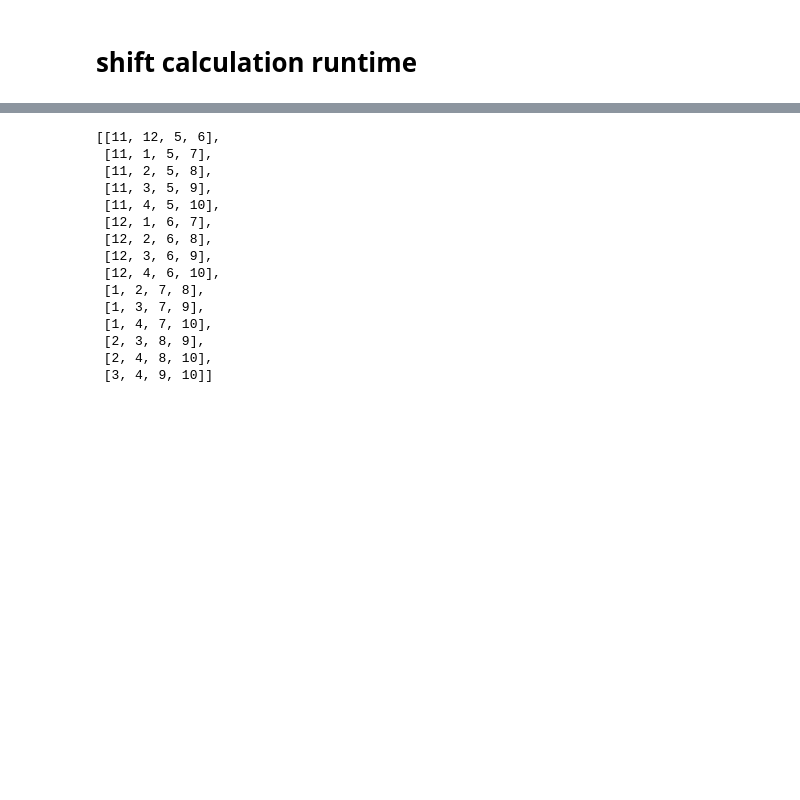
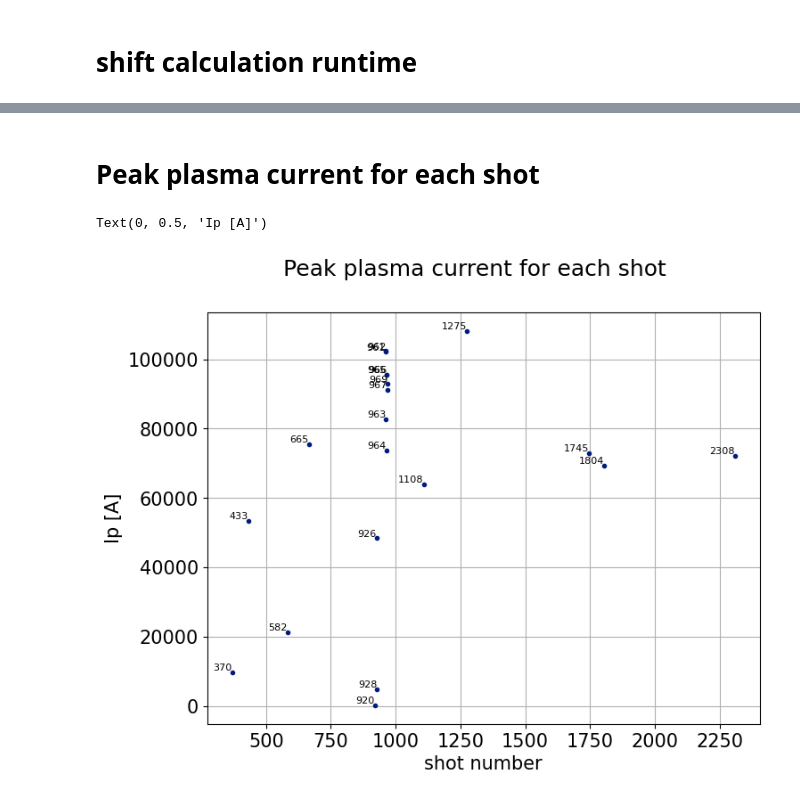
Before and after one commit to P-Attapon/TT1PlasmaColumnPosition, a Jupyter notebook: plotting.ipynb, the cells around one changed output, grey strips where cells are left out. Cells and saved outputs as stored; diff of their text form; code cells hidden in the pictures; blank space fills up the shorter version.

```diff
--- a/plotting.ipynb
+++ b/plotting.ipynb
@@ -579,18 +579,21 @@ mean_time = 0.16236371994018556 ms, time_sd = 0.37025188148411675 ms
+# %% [markdown]
+# Peak plasma current for each shot
 # %%
-all_arrays
+Ip_path = r"resources\magneticSignal\Plasma current for plasma position.xlsx"
+Ip_df = pd.read_excel(Ip_path,sheet_name = "Sheet1")
-# %% [output]
-[[11, 12, 5, 6],
- [11, 1, 5, 7],
- [11, 2, 5, 8],
- [11, 3, 5, 9],
- [11, 4, 5, 10],
- [12, 1, 6, 7],
- [12, 2, 6, 8],
- [12, 3, 6, 9],
- [12, 4, 6, 10],
- [1, 2, 7, 8],
- [1, 3, 7, 9],
- [1, 4, 7, 10],
- [2, 3, 8, 9],
- [2, 4, 8, 10],
- [3, 4, 9, 10]]
+# %%
+all_shots = [column for column in Ip_df.columns if column != "Time [ms]"]
+peak_Ip = Ip_df.max().iloc[1:]
+
+fig, ax = plt.subplots(1,1,figsize = (8,6))
+ax.plot(peak_Ip, ".")
+
+for x, y in zip(peak_Ip.index,peak_Ip.values):
+    ax.text(x,y,str(x),fontsize = 8,ha = "right",va = "bottom")
+ax.grid()
+fig.suptitle("Peak plasma current for each shot")
+ax.set_xlabel("shot number")
+ax.set_ylabel("Ip [A]")
+# %% [output]
+Text(0, 0.5, 'Ip [A]')
+[figure, added]
```
Also changed, not shown: parts of 3 cells of this notebook, 11 other files.
